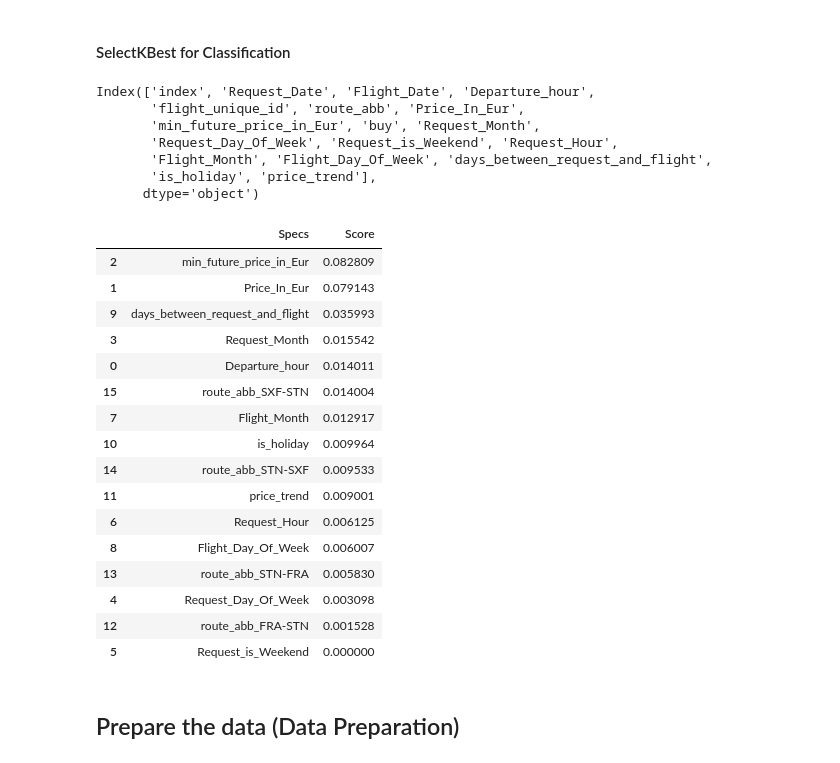
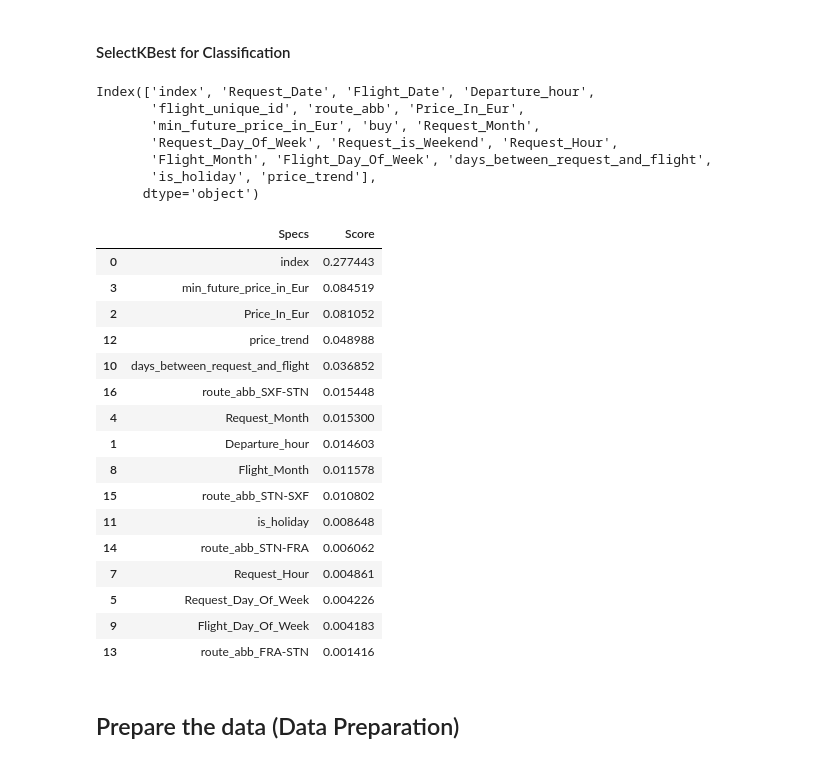
Before and after one commit to ahirsch-github/flight-price-prediction, a Jupyter notebook: flight-price-prediction.ipynb, the cells around one changed output. Cells and saved outputs as stored; diff of their text form; code cells hidden in the pictures.

```diff
--- a/flight-price-prediction.ipynb
+++ b/flight-price-prediction.ipynb
@@ -912,53 +919,53 @@ from sklearn.feature_selection import mutual_info_classif
 df_train_copy3 = df_train_copy.copy()
 
 # separate the features and the target variable 'min_future_price_in_Eur'
-X = df_train_copy3.drop(['buy', 'Request_Date', 'Flight_Date', 'index', 'flight_unique_id'], axis=1)
+X = df_train_copy3.drop(['buy', 'Request_Date', 'Flight_Date', 'flight_unique_id'], axis=1)
 Y = df_train_copy3['buy']
 
 print(df_train_copy3.columns)
 
 # convert the categorical columns to numerical
 X = pd.get_dummies(X)
 
 # apply SelectKBest class to extract top 10 best features
 bestfeatures = SelectKBest(score_func=mutual_info_classif , k=16)
 fit = bestfeatures.fit(X, Y)
 
 # create a dataframe with the scores
 dfscores = pd.DataFrame(fit.scores_)
 dfcolumns = pd.DataFrame(X.columns)
 
 # concat the two dataframes for better visualization
 featureScores = pd.concat([dfcolumns, dfscores], axis=1)
 featureScores.columns = ['Specs', 'Score']
 
 # print the 10 best features
 featureScores.nlargest(16, 'Score')
 # %% [output]
 Index(['index', 'Request_Date', 'Flight_Date', 'Departure_hour',
        'flight_unique_id', 'route_abb', 'Price_In_Eur',
        'min_future_price_in_Eur', 'buy', 'Request_Month',
        'Request_Day_Of_Week', 'Request_is_Weekend', 'Request_Hour',
        'Flight_Month', 'Flight_Day_Of_Week', 'days_between_request_and_flight',
        'is_holiday', 'price_trend'],
       dtype='object')
 |  | Specs | Score |
-| 2 | min_future_price_in_Eur | 0.082809 |
-| 1 | Price_In_Eur | 0.079143 |
-| 9 | days_between_request_and_flight | 0.035993 |
-| 3 | Request_Month | 0.015542 |
-| 0 | Departure_hour | 0.014011 |
-| 15 | route_abb_SXF-STN | 0.014004 |
-| 7 | Flight_Month | 0.012917 |
-| 10 | is_holiday | 0.009964 |
-| 14 | route_abb_STN-SXF | 0.009533 |
-| 11 | price_trend | 0.009001 |
-| 6 | Request_Hour | 0.006125 |
-| 8 | Flight_Day_Of_Week | 0.006007 |
-| 13 | route_abb_STN-FRA | 0.005830 |
-| 4 | Request_Day_Of_Week | 0.003098 |
-| 12 | route_abb_FRA-STN | 0.001528 |
-| 5 | Request_is_Weekend | 0.000000 |
+| 0 | index | 0.277443 |
+| 3 | min_future_price_in_Eur | 0.084519 |
+| 2 | Price_In_Eur | 0.081052 |
+| 12 | price_trend | 0.048988 |
+| 10 | days_between_request_and_flight | 0.036852 |
+| 16 | route_abb_SXF-STN | 0.015448 |
+| 4 | Request_Month | 0.015300 |
+| 1 | Departure_hour | 0.014603 |
+| 8 | Flight_Month | 0.011578 |
+| 15 | route_abb_STN-SXF | 0.010802 |
+| 11 | is_holiday | 0.008648 |
+| 14 | route_abb_STN-FRA | 0.006062 |
+| 7 | Request_Hour | 0.004861 |
+| 5 | Request_Day_Of_Week | 0.004226 |
+| 9 | Flight_Day_Of_Week | 0.004183 |
+| 13 | route_abb_FRA-STN | 0.001416 |
 # %% [markdown]
 ## Prepare the data (Data Preparation) ##
 # %%
```
Also changed, not shown: parts of 124 cells of this notebook.
